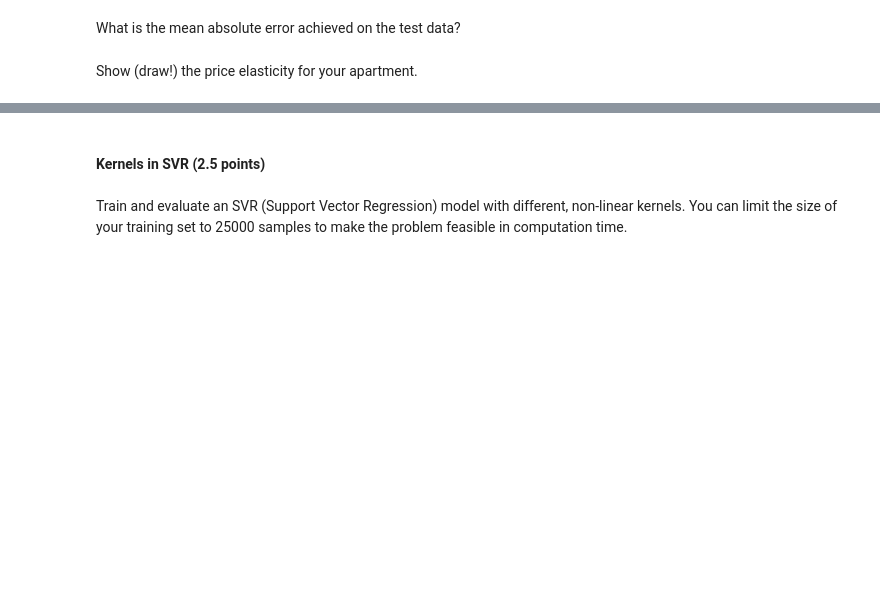
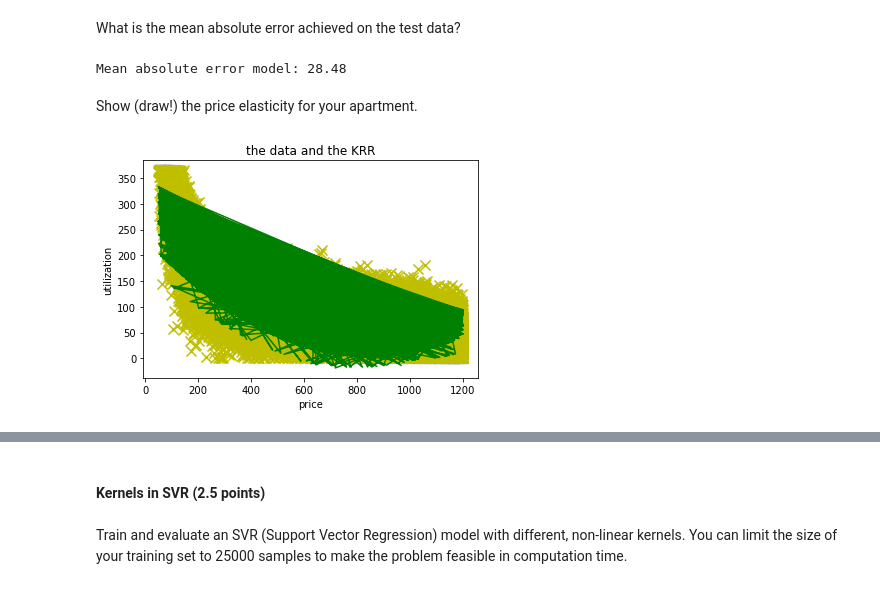
Before and after one commit to hjkim1171/IDS, a Jupyter notebook: Assignment1/Poyen/assignment1_poyen.ipynb, the cells around one changed output, grey strips where cells are left out. Cells and saved outputs as stored; diff of their text form; code cells hidden in the pictures; blank space fills up the shorter version.

```diff
--- a/Assignment1/Poyen/assignment1_poyen.ipynb
+++ b/Assignment1/Poyen/assignment1_poyen.ipynb
@@ -1020,5 +1104,36 @@ You realize that learning linear relationships only provides limited performance
 #### Kernels in Regression (2.5 points)
 # %% [markdown]
 Use a transformation of the price and a regression to incorporate non-linear relationships, as learned in the lecture. You can try different kernel functions, but at least you should use one quadratic kernel.
+# %%
+from sklearn.model_selection import train_test_split
+
+descriptiveFeatures1 = AirBnB_utilization.iloc[:,1:5]
+descriptiveFeatures1 = pd.get_dummies(descriptiveFeatures1, columns = ["room type", "neighborhood group"])
+targetFeature1 = AirBnB_utilization.utilization
+#print(descriptiveFeatures1)
+
+#X = descriptiveFeatures1.values.reshape(-1,11)
+#y = targetFeature1.values
+
+X = descriptiveFeatures1
+y = targetFeature1
+
+# limit the size of your training set to 25000 samples to make the problem feasible in computation time
+X_train, X_test, y_train, y_test = train_test_split(X, y, test_size = 0.65, random_state = 1)
 # %%
 # Your answer goes here
+#KRR
+from sklearn.kernel_ridge import KernelRidge
+from sklearn.model_selection import GridSearchCV
+
+param_grid = {"kernel": ['polynomial'],
+              'degree': [2],
+              "gamma":[0.0001, 0.01]}
+
+grid = GridSearchCV(KernelRidge(), param_grid, cv = 5, verbose = 3)
+grid.fit(X_train, y_train)
+print(grid.best_params_)
+
+targetFeature3_predict = grid.predict(X_test)
+
+grid.score(X_test, y_test)
@@ -1026,7 +1155,22 @@ Use a transformation of the price and a regression to incorporate non-linear rel
 What is the mean absolute error achieved on the test data?
 # %%
 # Your answer goes here
+from sklearn.metrics import mean_absolute_error
+print("Mean absolute error model: %.2f" % mean_absolute_error(y_test, targetFeature3_predict))
+# %% [output]
+Mean absolute error model: 28.48
 # %% [markdown]
 Show (draw!) the price elasticity for your apartment.
 # %%
 # Your answer goes here
+#visualize data points
+plt.scatter(X.price, targetFeature1, color = "y", marker = "x", s = 100)
+
+#visualize regression function
+plt.plot(X_test.iloc[:,1], targetFeature3_predict, color = "g")
+plt.title('the data and the KRR')
+plt.xlabel('price')
+plt.ylabel('utilization')
+plt.show()
+# %% [output]
+[figure, added]
```
Also changed, not shown: parts of 26 cells of this notebook.
